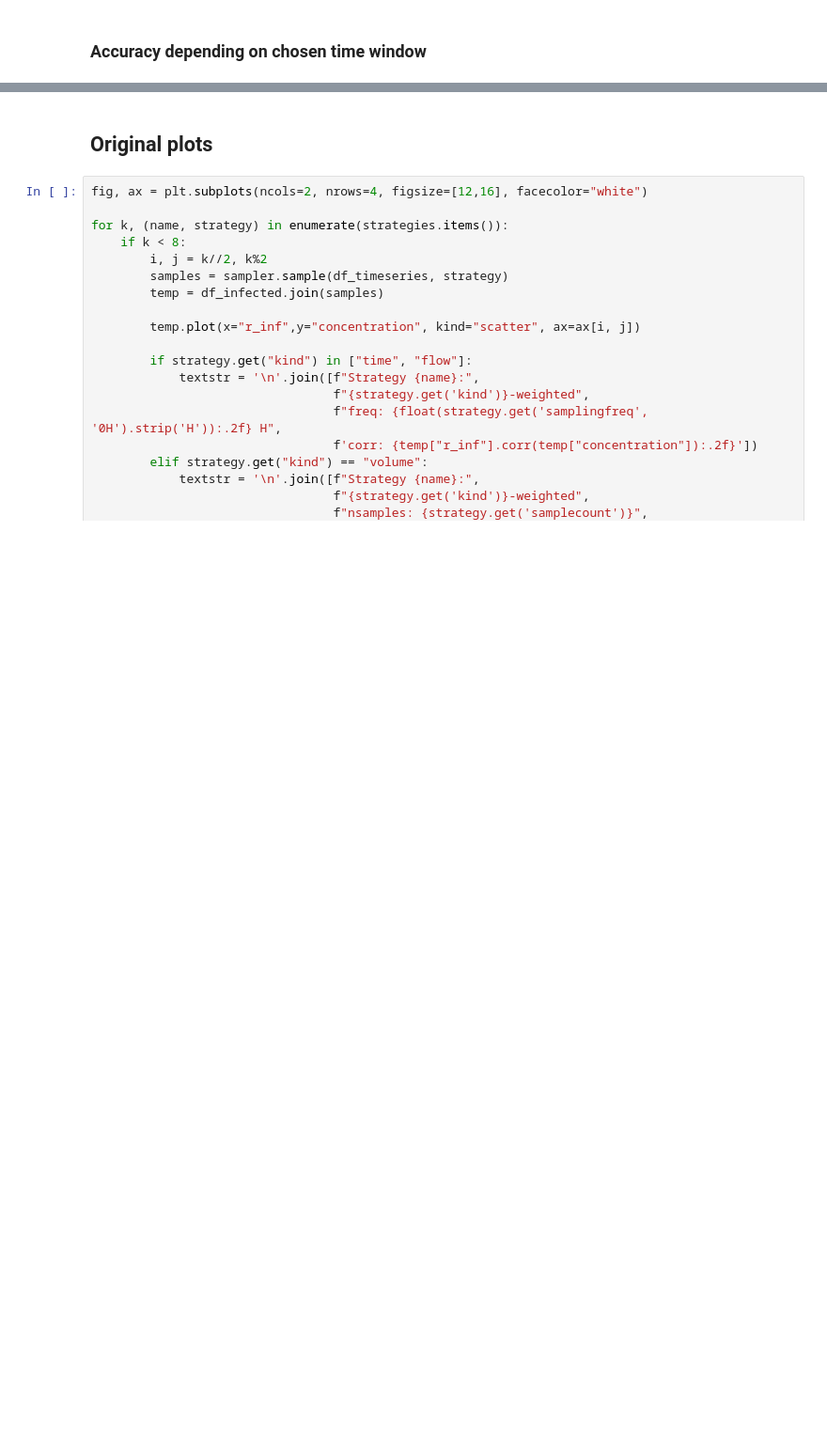
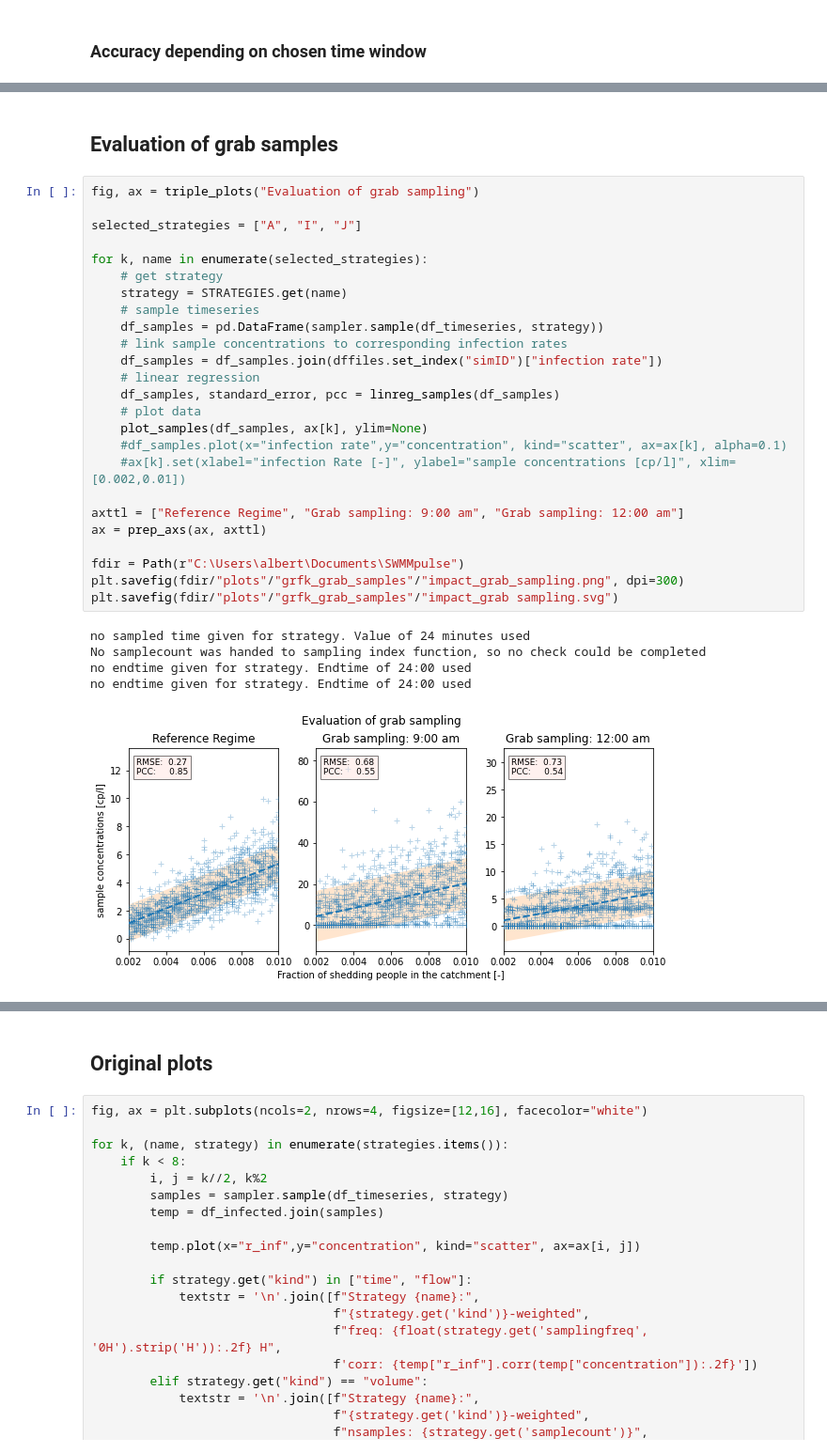
Before and after one commit to alBartig/SWMMpulse, a Jupyter notebook: eval_strategy_accuracy.ipynb, the cells around one changed output, grey strips where cells are left out. Shown: that part at 94% size. Drawn from its saved outputs; the diff is of its cells as text; blank space fills up the shorter version.

```diff
--- a/eval_strategy_accuracy.ipynb
+++ b/eval_strategy_accuracy.ipynb
@@ -343,0 +279,33 @@ plt.savefig(fdir/"plots"/"grfk_sampling_period"/"impact_sampling_period.svg")
+# %% [markdown]
+## Evaluation of grab samples
+# %%
+fig, ax = triple_plots("Evaluation of grab sampling")
+
+selected_strategies = ["A", "I", "J"]
+
+for k, name in enumerate(selected_strategies):
+    # get strategy
+    strategy = STRATEGIES.get(name)
+    # sample timeseries
+    df_samples = pd.DataFrame(sampler.sample(df_timeseries, strategy))
+    # link sample concentrations to corresponding infection rates
+    df_samples = df_samples.join(dffiles.set_index("simID")["infection rate"])
+    # linear regression
+    df_samples, standard_error, pcc = linreg_samples(df_samples)
+    # plot data
+    plot_samples(df_samples, ax[k], ylim=None)
+    #df_samples.plot(x="infection rate",y="concentration", kind="scatter", ax=ax[k], alpha=0.1)
+    #ax[k].set(xlabel="infection Rate [-]", ylabel="sample concentrations [cp/l]", xlim=[0.002,0.01])
+
+axttl = ["Reference Regime", "Grab sampling: 9:00 am", "Grab sampling: 12:00 am"]
+ax = prep_axs(ax, axttl)
+
+fdir = Path(r"C:\Users\albert\Documents\SWMMpulse")
+plt.savefig(fdir/"plots"/"grfk_grab_samples"/"impact_grab_sampling.png", dpi=300)
+plt.savefig(fdir/"plots"/"grfk_grab_samples"/"impact_grab sampling.svg")
+# %% [output]
+no sampled time given for strategy. Value of 24 minutes used
+No samplecount was handed to sampling index function, so no check could be completed
+no endtime given for strategy. Endtime of 24:00 used
+no endtime given for strategy. Endtime of 24:00 used
+[figure, added]
```
Also changed, not shown: parts of 14 cells of this notebook, 2 other files.
